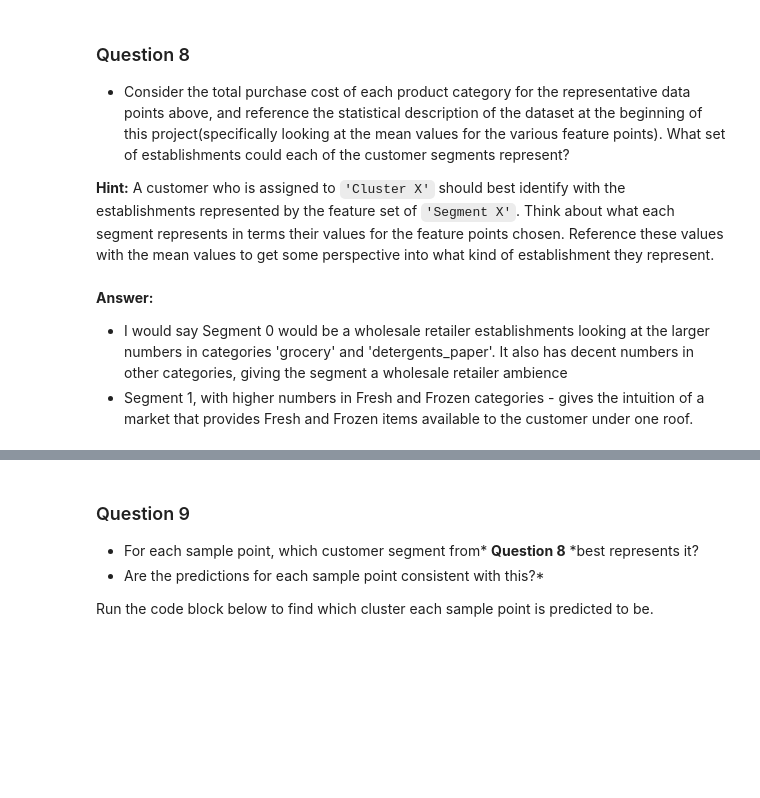
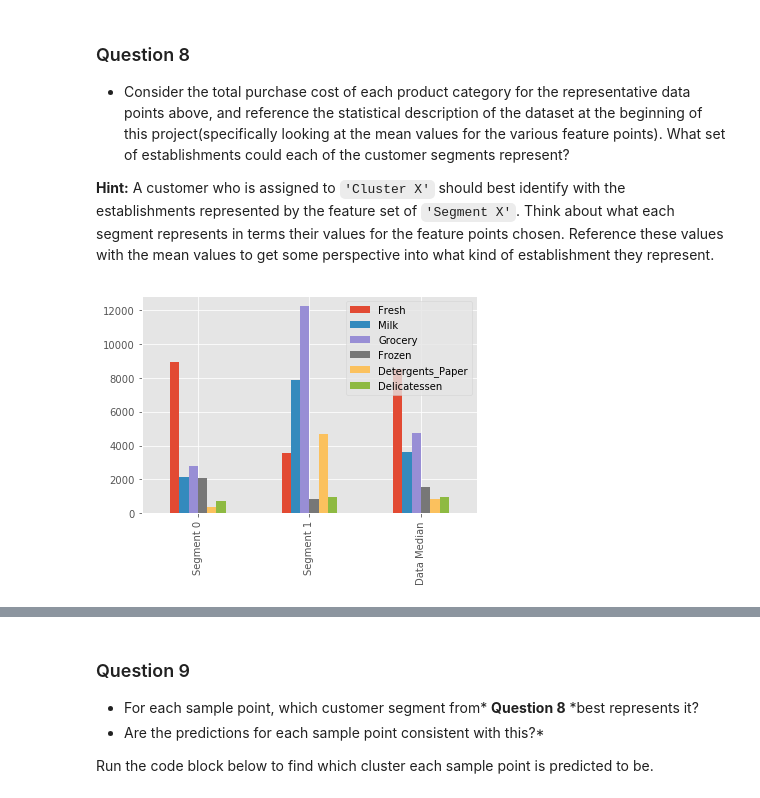
Before and after one commit to divya-nk/udacity-ml-nanodegree-projects, a Jupyter notebook: customer_segments/customer_segments.ipynb, the cells around one changed output, grey strips where cells are left out. Drawn from its saved outputs; the diff is of its cells as text; code cells hidden in the pictures; blank space fills up the shorter version.

```diff
--- a/customer_segments/customer_segments.ipynb
+++ b/customer_segments/customer_segments.ipynb
@@ -552,7 +591,15 @@ display(true_centers)
 * Consider the total purchase cost of each product category for the representative data points above, and reference the statistical description of the dataset at the beginning of this project(specifically looking at the mean values for the various feature points). What set of establishments could each of the customer segments represent?
 
 **Hint:** A customer who is assigned to `'Cluster X'` should best identify with the establishments represented by the feature set of `'Segment X'`. Think about what each segment represents in terms their values for the feature points chosen. Reference these values with the mean values to get some perspective into what kind of establishment they represent.
-# %% [markdown]
-**Answer:**
-* I would say Segment 0 would be a wholesale retailer establishments looking at the larger numbers in categories 'grocery' and 'detergents_paper'. It also has decent numbers in other categories, giving the segment a wholesale retailer ambience
-* Segment 1, with higher numbers in Fresh and Frozen categories - gives the intuition of a market that provides Fresh and Frozen items available to the customer under one roof.
+# %%
+# borrowed from review and modified to compare with the data median visually:
+compare = true_centers.copy()
+compare.loc['Data Median'] = data.median()
+
+plt.style.use('ggplot')
+compare.plot(kind='bar')
+labels = compare.index.values.tolist()
+plt.xticks(range(compare.shape[0]),labels)
+plt.show()
+# %% [output]
+[figure, added]
```
Also changed, not shown: parts of 17 cells of this notebook, 4 other files.
